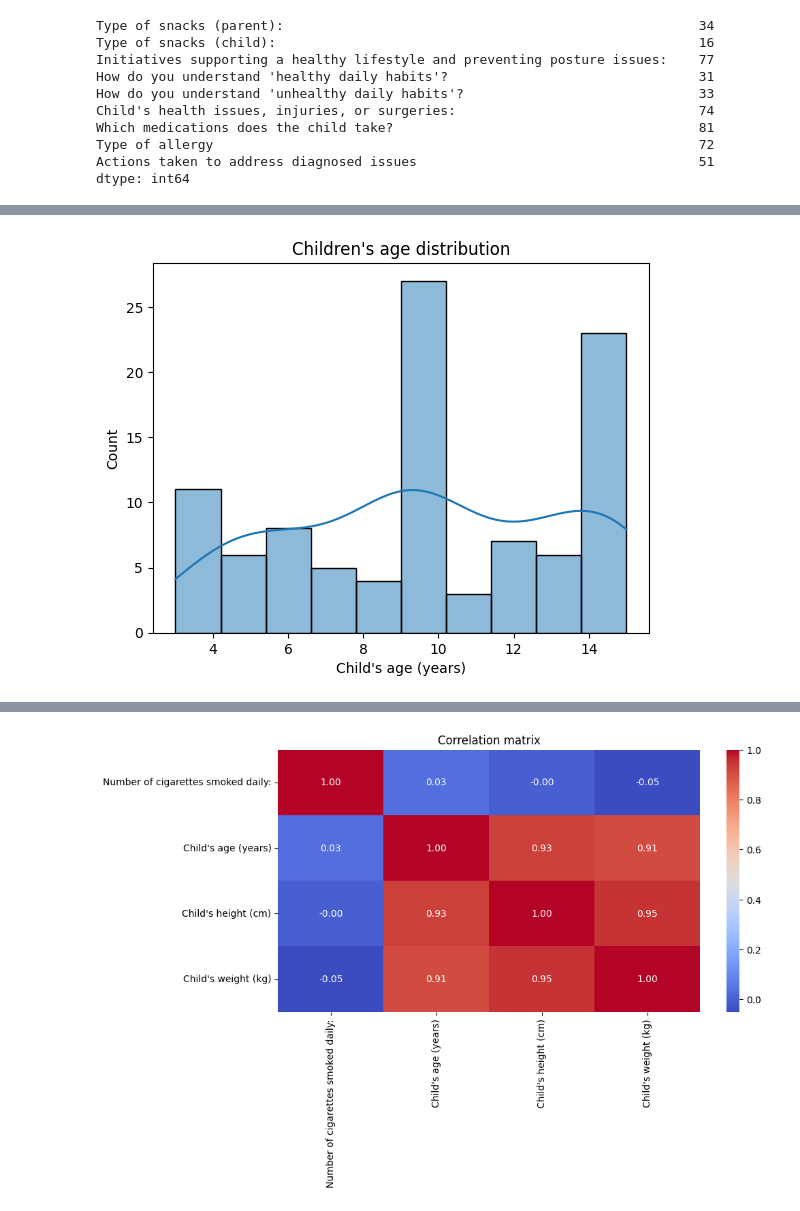
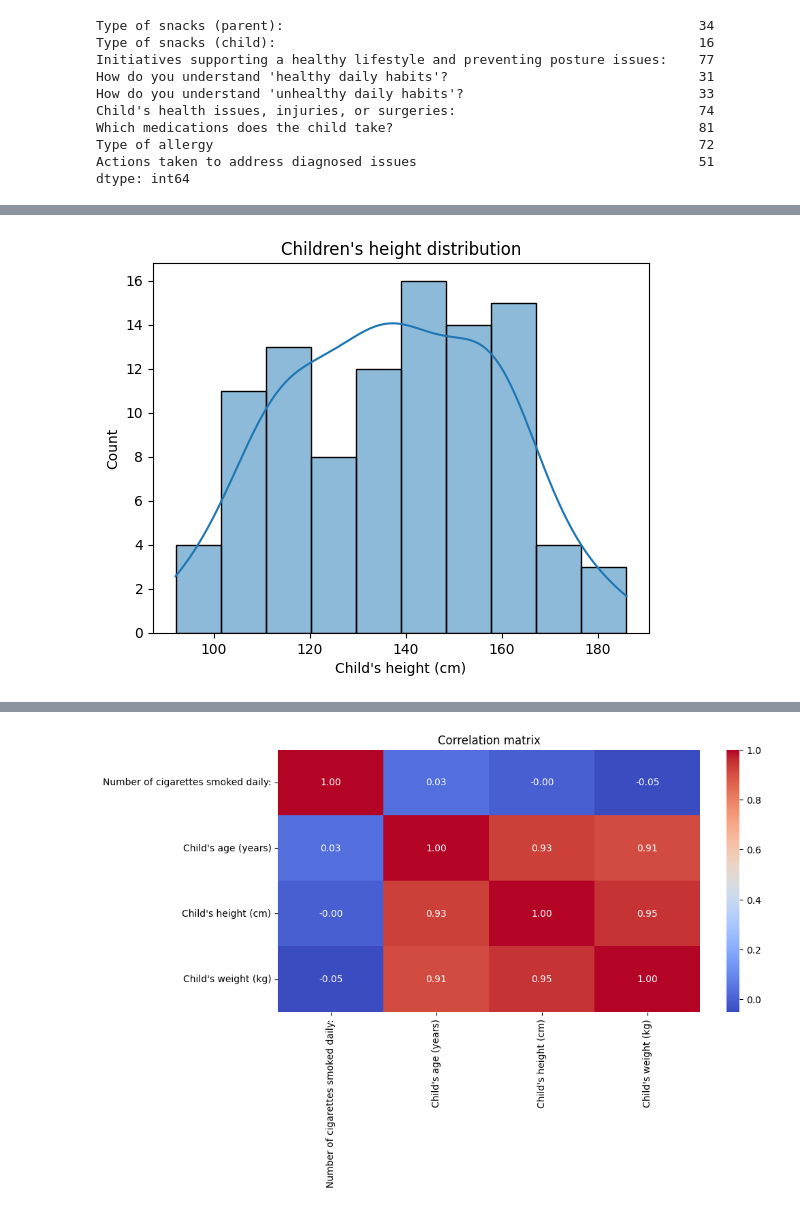
Before and after one commit to Kej-Sy/Project---postural-defects, a Jupyter notebook: notebooks/Postural disfuntions_v1.ipynb, the cells around one changed output, grey strips where cells are left out. Saved outputs shown, nothing was run; the diff lists cells and outputs as text; code cells hidden in the pictures.

```diff
--- a/notebooks/Postural disfuntions_v1.ipynb
+++ b/notebooks/Postural disfuntions_v1.ipynb
@@ -27,5 +42,9 @@ from sklearn.preprocessing import LabelEncoder
 # %% [markdown]
 ### Loading data
 # %%
-# Read the dataset in to dataframe
-df = pd.read_csv("../data/raw/Ankieta.csv", encoding="windows-1250", sep=";")
+# Reading the dataset into the data frame with handling any errors
+try:
+    df = pd.read_csv("../data/raw/Ankieta.csv", encoding="windows-1250", sep=";")
+    print("Data successfully loaded.")
+except Exception as e:
+    print(f"Error while loading data: {e}")
@@ -124,4 +147,16 @@ df.sample(5)
 5 rows × 62 columns
+# %%
+def translate_text(text):
+    if isinstance(text, str) and text.strip() != "":
+        try:
+            translated = GoogleTranslator(source='pl', target='en').translate(text)
+            return translated
+        except Exception as e:
+            print(f"Translation error for text '{text}': {e}")
+            return text
+    return text
+# %%
+df["Posture issues diagnosed (child)"] = df["Posture issues diagnosed (child)"].apply(translate_text)
 # %%
 def summarize_data(df):
     """
@@ -185,7 +255,7 @@ dtype: int64
 # %%
-# Age distribution
-sns.histplot(df["Child's age (years)"], bins=10, kde=True)
-plt.title("Children's age distribution")
+# Height distribution
+sns.histplot(df["Child's height (cm)"], bins=10, kde=True)
+plt.title("Children's height distribution")
 plt.show()
 # %% [output]
-[figure, old version]
+[figure, new version]
```
Also changed, not shown: parts of 51 cells of this notebook.
